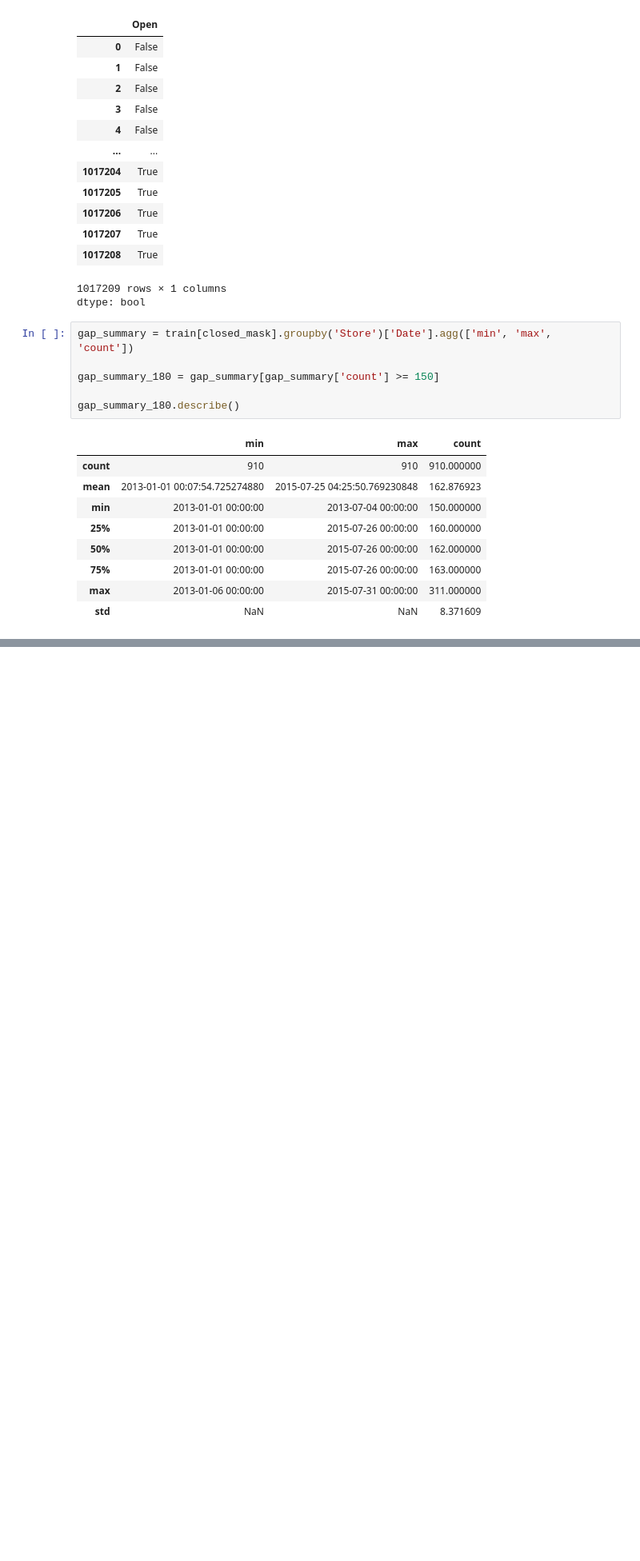
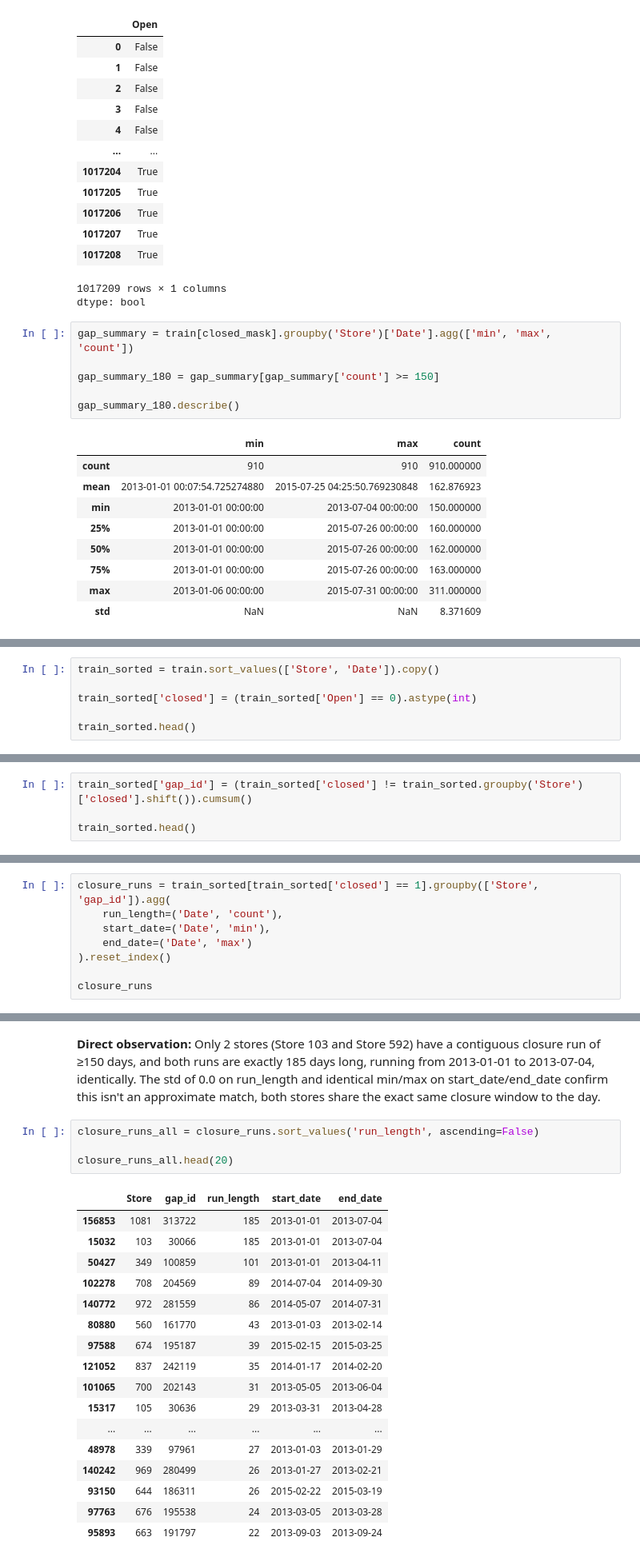
Before and after one commit to Aliraza-Amjad-Shaikh/demand-lens, a Jupyter notebook: notebooks/02_eda.ipynb, the cells around one changed output, grey strips where cells are left out. Shown at 80% size. Drawn from its saved outputs; the diff is of its cells as text; blank space fills up the shorter version.

Commit message:
Characterized some Closure gaps between the stores

```diff
--- a/notebooks/02_eda.ipynb
+++ b/notebooks/02_eda.ipynb
@@ -1161,0 +1150,6 @@ print(open_days.shape)
+# %%
+train_sorted = train.sort_values(['Store', 'Date']).copy()
+
+train_sorted['closed'] = (train_sorted['Open'] == 0).astype(int)
+
+train_sorted.head()
@@ -1161,0 +1163,4 @@ print(open_days.shape)
+# %%
+train_sorted['gap_id'] = (train_sorted['closed'] != train_sorted.groupby('Store')['closed'].shift()).cumsum()
+
+train_sorted.head()
@@ -1161,0 +1175,8 @@ print(open_days.shape)
+# %%
+closure_runs = train_sorted[train_sorted['closed'] == 1].groupby(['Store', 'gap_id']).agg(
+    run_length=('Date', 'count'),
+    start_date=('Date', 'min'),
+    end_date=('Date', 'max')
+).reset_index()
+
+closure_runs
@@ -1161,0 +1211,24 @@ print(open_days.shape)
+# %% [markdown]
+**Direct observation:** Only 2 stores (Store 103 and Store 592) have a contiguous closure run of ≥150 days, and both runs are exactly 185 days long, running from 2013-01-01 to 2013-07-04, identically. The std of 0.0 on run_length and identical min/max on start_date/end_date confirm this isn't an approximate match, both stores share the exact same closure window to the day.
+# %%
+closure_runs_all = closure_runs.sort_values('run_length', ascending=False)
+
+closure_runs_all.head(20)
+# %% [output]
+|  | Store | gap_id | run_length | start_date | end_date |
+| 156853 | 1081 | 313722 | 185 | 2013-01-01 | 2013-07-04 |
+| 15032 | 103 | 30066 | 185 | 2013-01-01 | 2013-07-04 |
+| 50427 | 349 | 100859 | 101 | 2013-01-01 | 2013-04-11 |
+| 102278 | 708 | 204569 | 89 | 2014-07-04 | 2014-09-30 |
+| 140772 | 972 | 281559 | 86 | 2014-05-07 | 2014-07-31 |
+| 80880 | 560 | 161770 | 43 | 2013-01-03 | 2013-02-14 |
+| 97588 | 674 | 195187 | 39 | 2015-02-15 | 2015-03-25 |
+| 121052 | 837 | 242119 | 35 | 2014-01-17 | 2014-02-20 |
+| 101065 | 700 | 202143 | 31 | 2013-05-05 | 2013-06-04 |
+| 15317 | 105 | 30636 | 29 | 2013-03-31 | 2013-04-28 |
+| ... | ... | ... | ... | ... | ... |
+| 48978 | 339 | 97961 | 27 | 2013-01-03 | 2013-01-29 |
+| 140242 | 969 | 280499 | 26 | 2013-01-27 | 2013-02-21 |
+| 93150 | 644 | 186311 | 26 | 2015-02-22 | 2015-03-19 |
+| 97763 | 676 | 195538 | 24 | 2013-03-05 | 2013-03-28 |
+| 95893 | 663 | 191797 | 22 | 2013-09-03 | 2013-09-24 |
```
Also changed, not shown: parts of 9 cells of this notebook.
